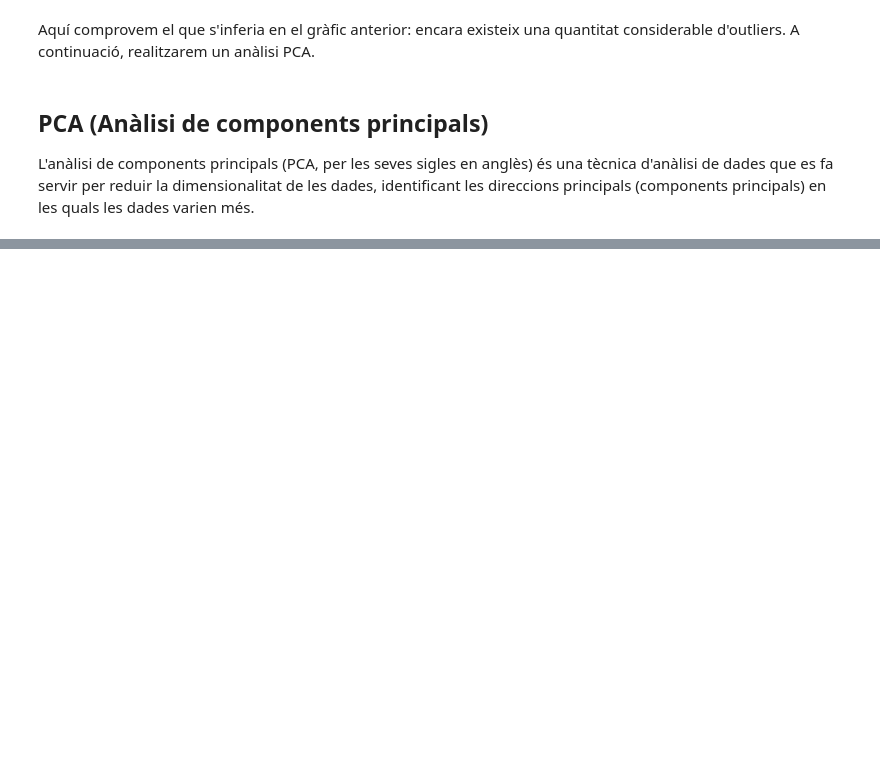
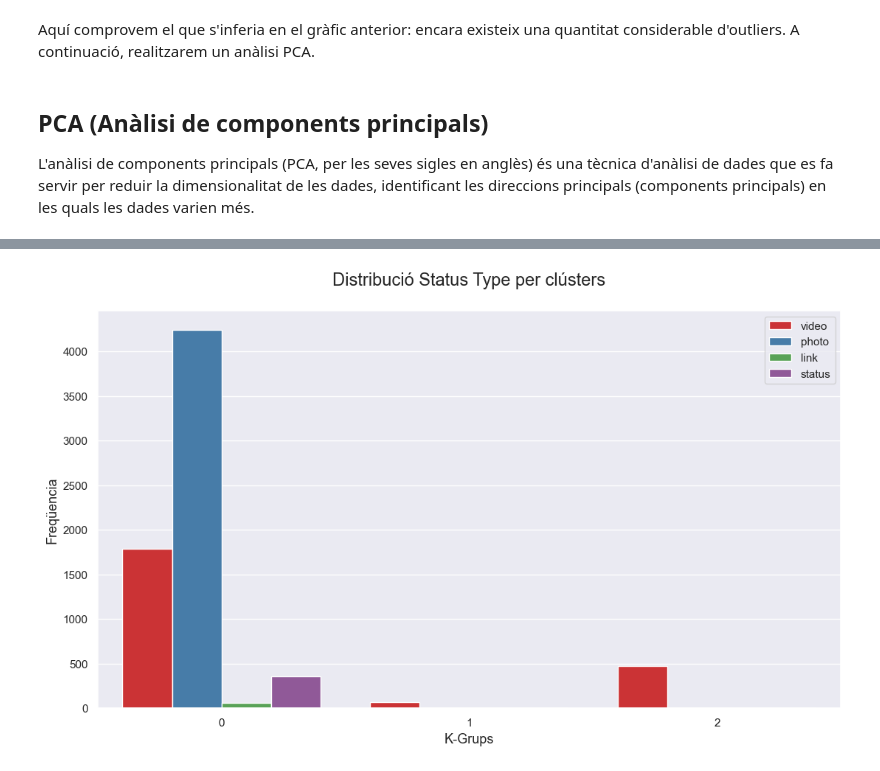
Before and after one commit to edaimon/ML_unsupervised, a Jupyter notebook: T8.1.ipynb, the cells around one changed output, grey strips where cells are left out. Saved outputs shown, nothing was run; the diff lists cells and outputs as text; code cells hidden in the pictures; blank space fills up the shorter version.

```diff
--- a/T8.1.ipynb
+++ b/T8.1.ipynb
@@ -633,0 +631,15 @@ Calcula el rendiment del clustering mitjançant un paràmetre com pot ser silhou
+# %%
+# Instanciem el model K-Means amb tres clusters
+km = KMeans(n_clusters=3, random_state=3)
+
+# Pas 2: Ajustem el model K-Means als dades transformades amb PCA
+km.fit(df_pca)
+
+# Pas 3: Fem prediccions sobre les dades transformades
+y_pred = km.predict(df_pca)
+
+# Pas 4: Afegim un nou camp al dataset original amb els clusters obtinguts
+df['k_grups'] = y_pred
+
+# Mostrem les primeres files del dataset amb la nova columna de clusters
+df.head()
@@ -633,0 +660,16 @@ Calcula el rendiment del clustering mitjançant un paràmetre com pot ser silhou
+# %%
+def asignar_status(row):
+    if row['type_link'] == 1:
+        return 'link'
+    elif row['type_photo'] == 1:
+        return 'photo'
+    elif row['type_status'] == 1:
+        return 'status'
+    elif row['type_video'] == 1:
+        return 'video'
+    else:
+        return None  # Puedes decidir cómo manejar los casos en los que no se cumpla ninguna condición
+
+# Aplica la función a cada fila del DataFrame para crear la nueva columna 'tipo_status'
+df['status_type'] = df.apply(asignar_status, axis=1)
+df
@@ -633,0 +690,12 @@ Calcula el rendiment del clustering mitjançant un paràmetre com pot ser silhou
+# %%
+plt.figure(figsize = (13, 7))
+
+sns.countplot(x="k_grups", hue="status_type", data=df, palette="Set1")
+plt.title("Distribució Status Type per clústers\n", fontsize=17)
+plt.ylabel("Freqüencia", fontsize=13)
+plt.xlabel("K-Grups", fontsize=13)
+plt.legend(loc='upper right')
+
+plt.show()
+# %% [output]
+[figure, added]
```
Also changed, not shown: parts of 46 cells of this notebook.
